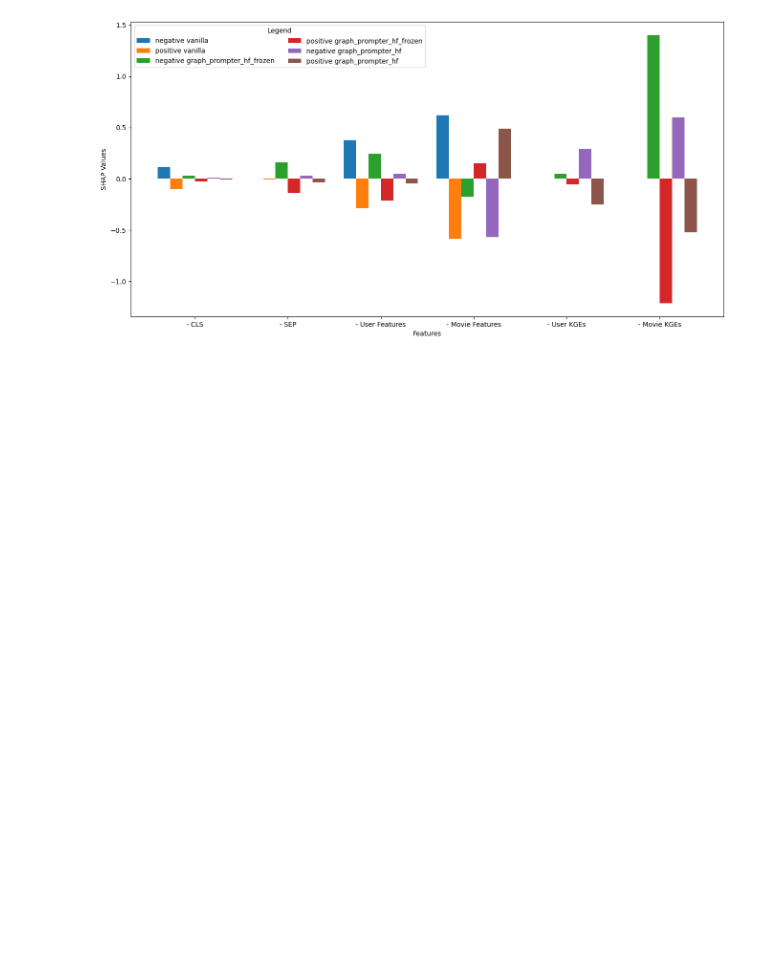
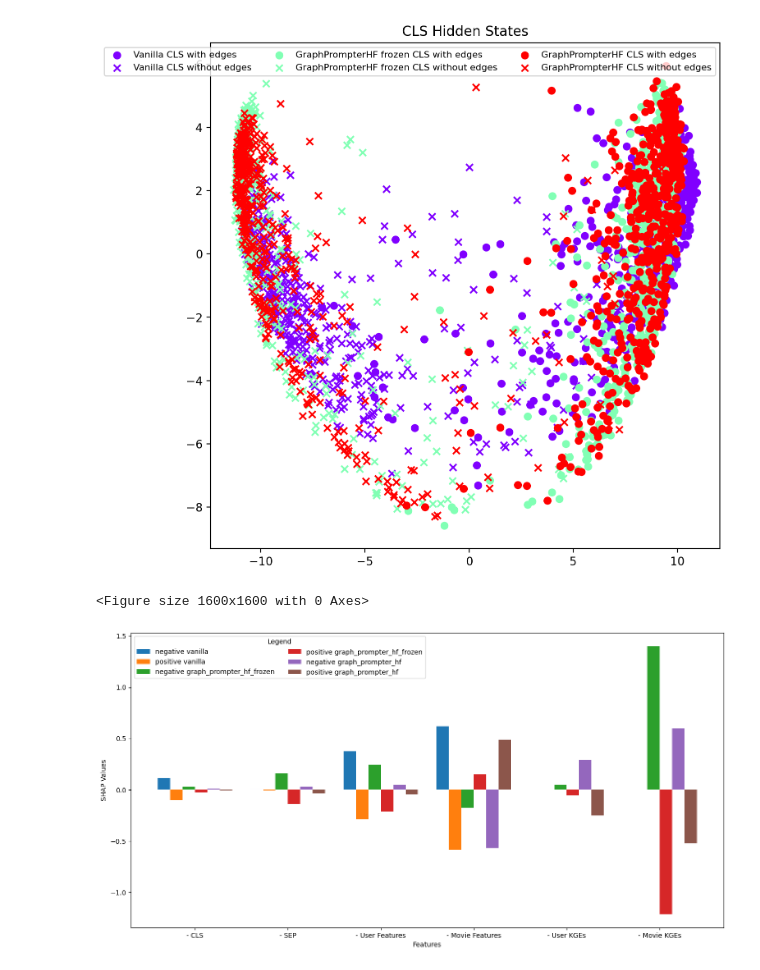
Before and after one commit to AhmadHAW/Hauptprojekt, a Jupyter notebook: evaluation.ipynb, the cells around one changed output. Saved outputs shown, nothing was run; the diff lists cells and outputs as text; code cells hidden in the pictures; blank space fills up the shorter version.

Commit message:
hidden state plot

```diff
--- a/evaluation.ipynb
+++ b/evaluation.ipynb
@@ -14,6 +14,11 @@ dataset_vanilla, _ = kg_manager.shard_dataset_randomly(
     shard_size=100000,
 )
 exp = ExplainabilityModule(kg_manager.load_xai_artifact, dataset_vanilla)
+# %%
+exp.plot_cls_embeddings(samples=1000)
+# %% [output]
+[figure, added]
+<Figure size 1600x1600 with 0 Axes>
 # %%
 exp.plot_shap_values()
 # %% [output]
```
Also changed, not shown: parts of 2 cells of this notebook, 2 other files.
